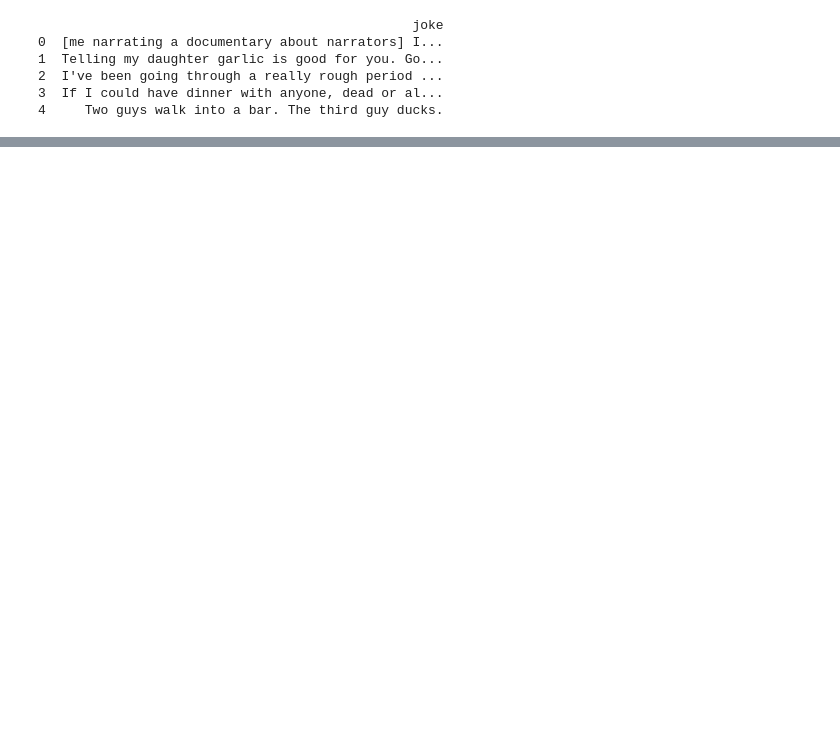
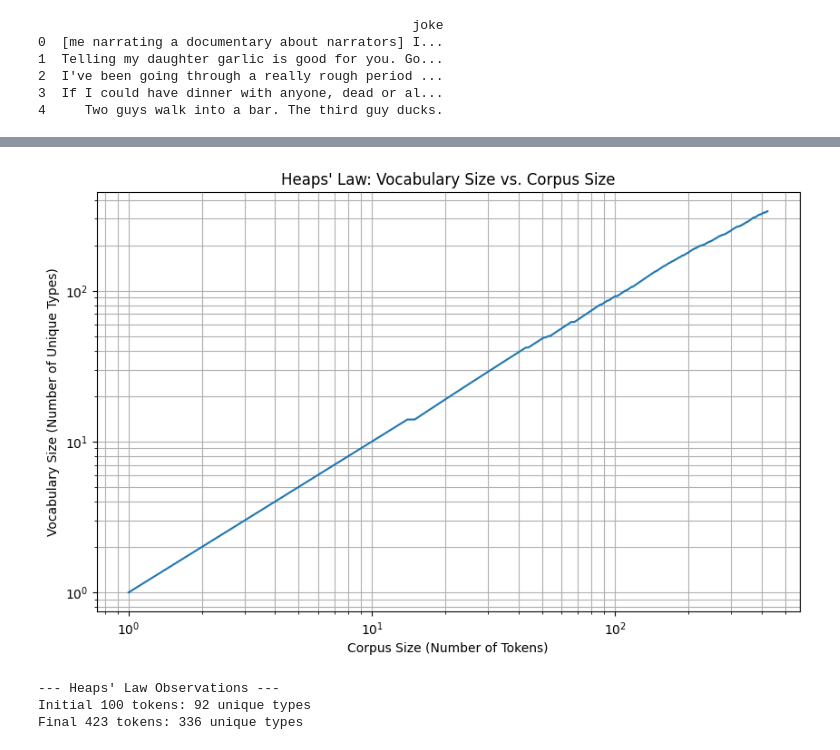
Before and after one commit to Aayushstha03/Information-Retreival-Class-2025, a Jupyter notebook: text-preprocessing/preprocess.ipynb, the cells around one changed output, grey strips where cells are left out. Cells and saved outputs as stored; diff of their text form; code cells hidden in the pictures; blank space fills up the shorter version.

```diff
--- a/text-preprocessing/preprocess.ipynb
+++ b/text-preprocessing/preprocess.ipynb
@@ -70,0 +317,39 @@ Cleaned:    ive been going through a really rough period at work this week its m
+# %%
+# Heaps law demo check
+cumulative_tokens = []
+cumulative_types = []
+seen_types = set()
+token_count = 0
+
+for joke_tokens in df['lemmatized_joke']:
+    for token in joke_tokens:
+        token_count += 1
+        seen_types.add(token)
+        cumulative_tokens.append(token_count)
+        cumulative_types.append(len(seen_types))
+
+# Plotting for Heaps' Law
+if not cumulative_tokens:
+    print("No tokens found. Cannot calculate Heaps' Law.")
+else:
+    plt.figure(figsize=(10, 6))
+    plt.plot(cumulative_tokens, cumulative_types)
+    plt.title("Heaps' Law: Vocabulary Size vs. Corpus Size")
+    plt.xlabel("Corpus Size (Number of Tokens)")
+    plt.ylabel("Vocabulary Size (Number of Unique Types)")
+    plt.grid(True, which="both", ls="-")
+    plt.xscale('log') # Log scale for x-axis to better show the sub-linear growth
+    plt.yscale('log') # Log scale for y-axis
+    plt.show()
+
+    # You can also try to fit the curve to estimate K and beta, but that's more advanced
+    # For now, just observing the curve is sufficient for understanding.
+
+print("\n--- Heaps' Law Observations ---")
+print(f"Initial 100 tokens: {cumulative_types[min(99, len(cumulative_types) - 1)]} unique types")
+print(f"Final {cumulative_tokens[-1]} tokens: {cumulative_types[-1]} unique types")
+# %% [output]
+[figure, added]
+--- Heaps' Law Observations ---
+Initial 100 tokens: 92 unique types
+Final 423 tokens: 336 unique types
```
Also changed, not shown: parts of 11 cells of this notebook, 1 other file.
